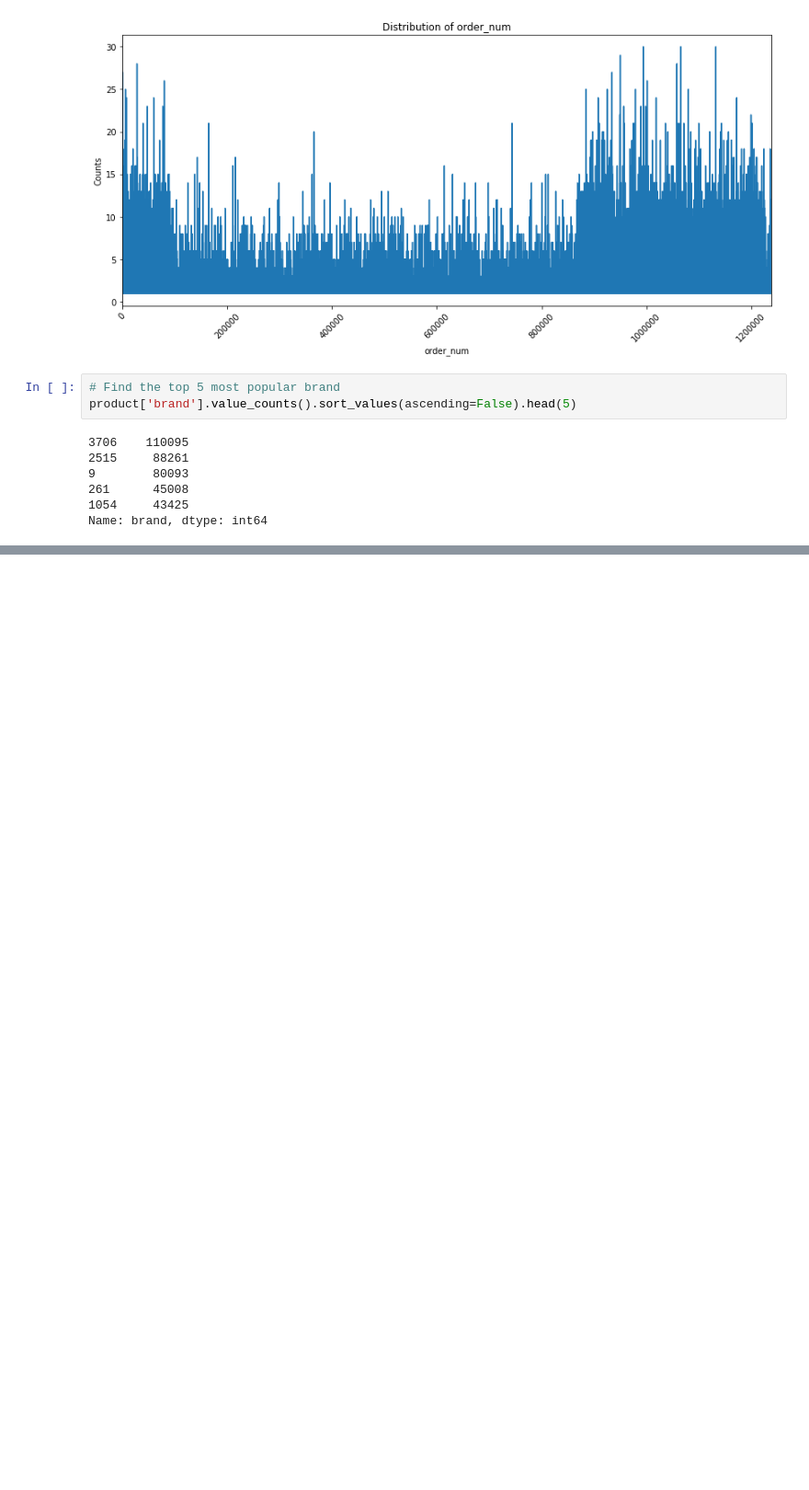
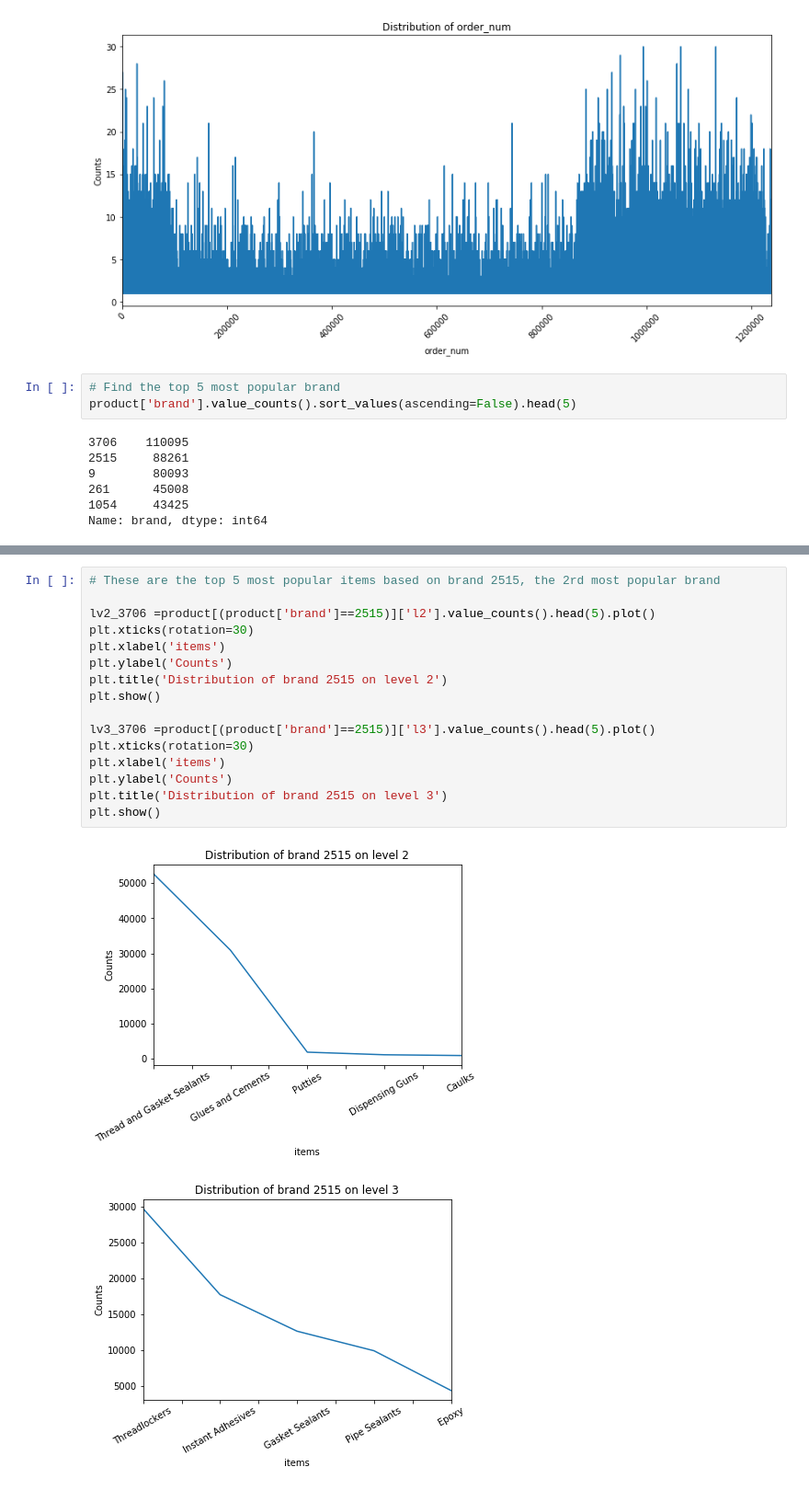
Before and after one commit to dsjoench/Ecommerce, a Jupyter notebook: Ecommerce.ipynb, the cells around one changed output, grey strips where cells are left out. Shown: that part at 92% size. Cells and saved outputs as stored; diff of their text form; blank space fills up the shorter version.

```diff
--- a/Ecommerce.ipynb
+++ b/Ecommerce.ipynb
@@ -153,0 +190,19 @@ Name: brand, dtype: int64
+# %%
+# These are the top 5 most popular items based on brand 2515, the 2rd most popular brand
+
+lv2_3706 =product[(product['brand']==2515)]['l2'].value_counts().head(5).plot()
+plt.xticks(rotation=30)
+plt.xlabel('items')
+plt.ylabel('Counts')
+plt.title('Distribution of brand 2515 on level 2')
+plt.show()
+
+lv3_3706 =product[(product['brand']==2515)]['l3'].value_counts().head(5).plot()
+plt.xticks(rotation=30)
+plt.xlabel('items')
+plt.ylabel('Counts')
+plt.title('Distribution of brand 2515 on level 3')
+plt.show()
+# %% [output]
+[figure, added]
+[figure, added]
```
Also changed, not shown: parts of 25 cells of this notebook.
